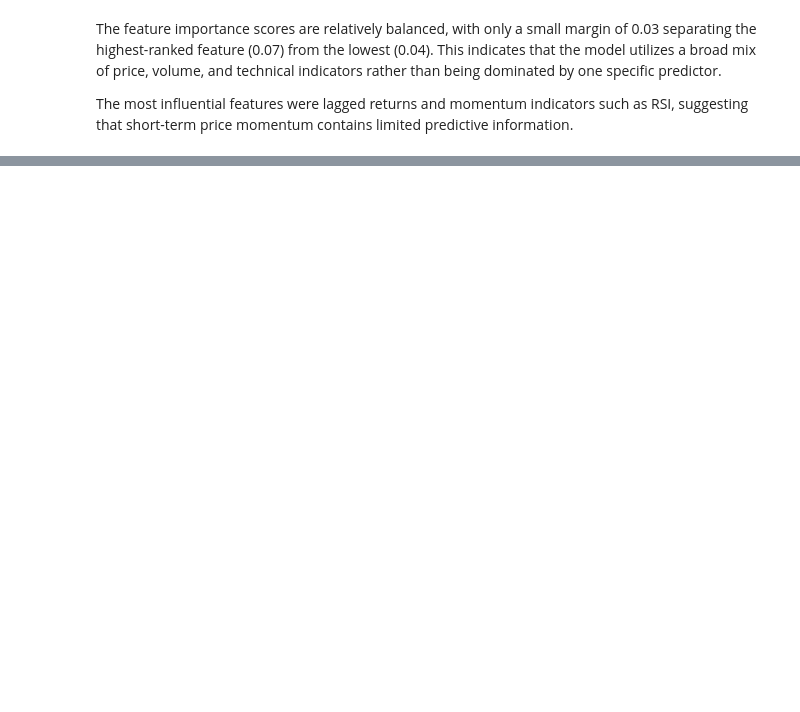
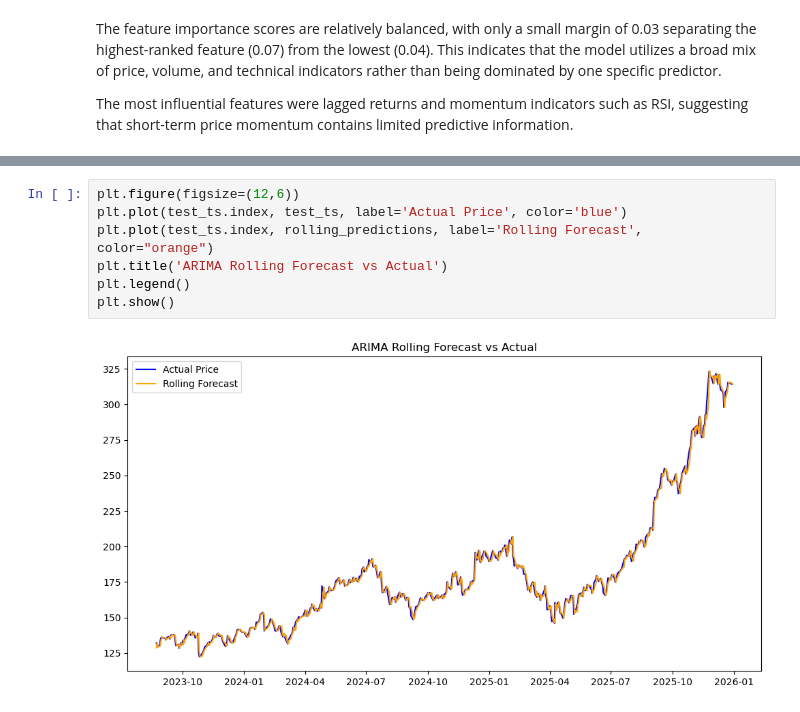
Before and after one commit to Denim951/stock-price-forecasting, a Jupyter notebook: stock_model_development.ipynb, the cells around one changed output, grey strips where cells are left out. Cells and saved outputs as stored; diff of their text form; blank space fills up the shorter version.

```diff
--- a/stock_model_development.ipynb
+++ b/stock_model_development.ipynb
@@ -461,0 +533,9 @@ The most influential features were lagged returns and momentum indicators such a
+# %%
+plt.figure(figsize=(12,6))
+plt.plot(test_ts.index, test_ts, label='Actual Price', color='blue')
+plt.plot(test_ts.index, rolling_predictions, label='Rolling Forecast', color="orange")
+plt.title('ARIMA Rolling Forecast vs Actual')
+plt.legend()
+plt.show()
+# %% [output]
+[figure, added]
```
Also changed, not shown: parts of 17 cells of this notebook, 1 other file.
